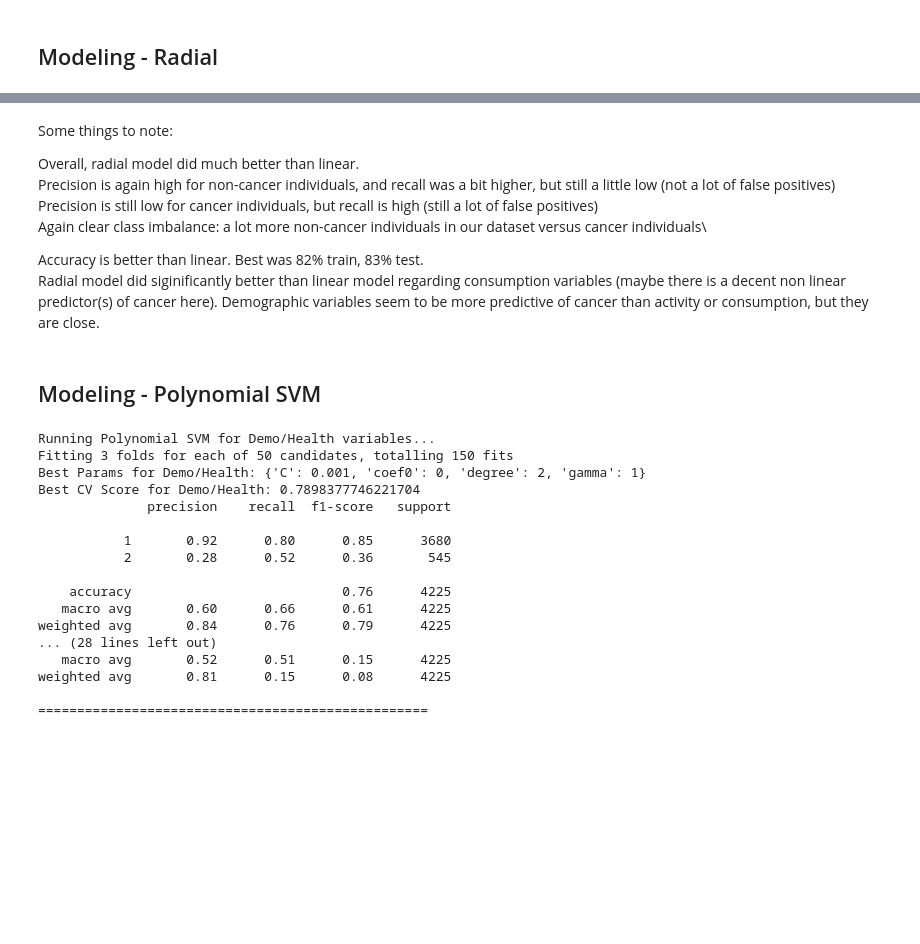
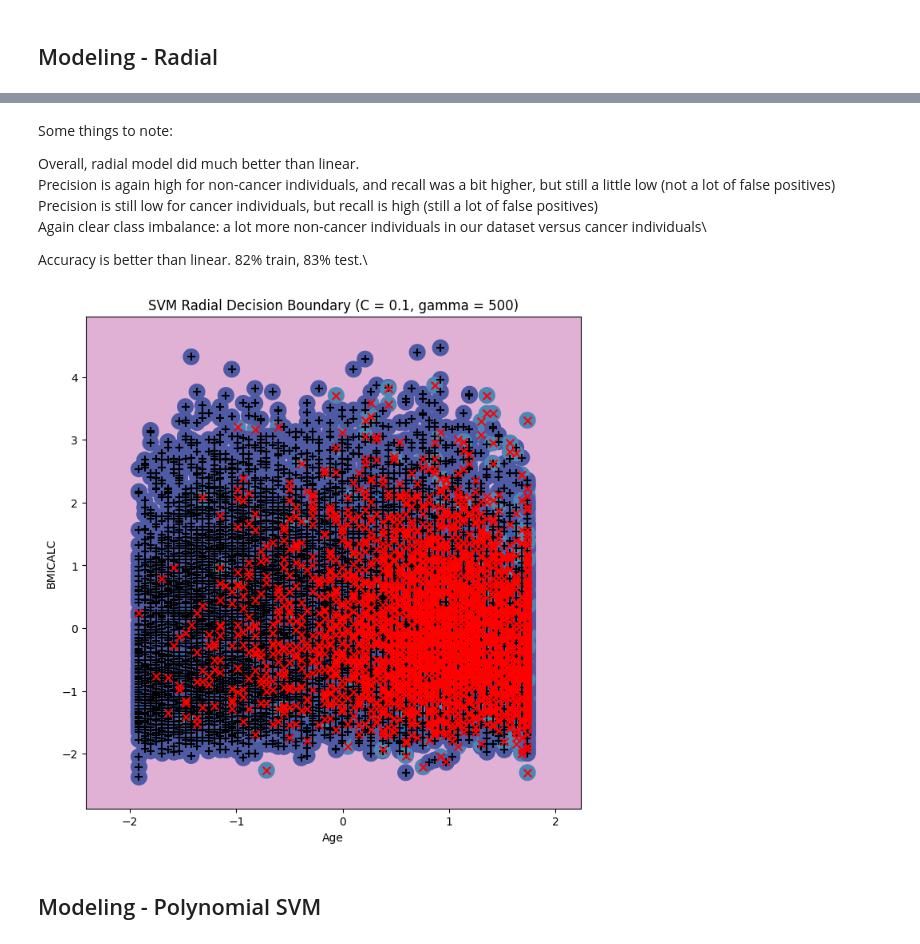
Before and after one commit to ChristufaY/data5322, a Jupyter notebook: hw2/hw2.ipynb, the cells around one changed output, grey strips where cells are left out. Cells and saved outputs as stored; diff of their text form; code cells hidden in the pictures; blank space fills up the shorter version.

```diff
--- a/hw2/hw2.ipynb
+++ b/hw2/hw2.ipynb
@@ -258,6 +332,4 @@ Precision is again high for non-cancer individuals, and recall was a bit higher,
 Precision is still low for cancer individuals, but recall is high (still a lot of false positives)\
 Again clear class imbalance: a lot more non-cancer individuals in our dataset versus cancer individuals\
 
-Accuracy is better than linear. Best was 82% train, 83% test.\
-Radial model did siginificantly better than linear model regarding consumption variables (maybe there is a decent non linear predictor(s) of cancer here).
-Demographic variables seem to be more predictive of cancer than activity or consumption, but they are close.
+Accuracy is better than linear. 82% train, 83% test.\
@@ -266,55 +336,20 @@ Demographic variables seem to be more predictive of cancer than activity or cons
+# %%
+X_plot = data[['AGE', 'BMICALC']].values
+y_plot = data[target].values
+
+scaler = StandardScaler()
+X_plot = scaler.fit_transform(X_plot)
+
+svm_plot = SVC(C = grid_radial.best_params_['C'], gamma = grid_radial.best_params_['gamma'], kernel = 'rbf', random_state = 5322)
+svm_plot.fit(X_plot, y_plot)
+
+fig, ax = subplots(figsize = (8, 8))
+plot_svm(X_plot, y_plot, svm_plot, ax = ax)
+ax.set_xlabel('Age')
+ax.set_ylabel('BMICALC')
+ax.set_title(f'SVM Radial Decision Boundary (C = {grid_radial.best_params_["C"]}, gamma = {grid_radial.best_params_["gamma"]})')
+plt.show()
+# %% [output]
+[figure, added]
 # %% [markdown]
 ## Modeling - Polynomial SVM
-# %%
-param_poly = {
-    'C': [0.0001, 0.001, 0.01, 0.1, 1],
-    'gamma': [0.0001, 0.001, 0.01, 0.1, 1],
-    'coef0': [0, 1],
-    'degree': [2]
-}
-
-poly = SVC(kernel = 'poly', class_weight = 'balanced', random_state = 5322)
-
-for name, (X, y) in groups.items():
-    print(f'\nRunning Polynomial SVM for {name} variables...')
-
-    scaler = StandardScaler()
-    X_scaled = scaler.fit_transform(X)
-
-    x_train, x_test, y_train, y_test = train_test_split(X_scaled, y, test_size = 0.2, random_state = 5322)
-
-    grid_poly = GridSearchCV(
-        estimator = poly,
-        param_grid = param_poly,
-        scoring = 'f1_weighted',
-        cv = 3,
-        n_jobs = -1,
-        verbose = 1
-        # change verbose to 3 to see [CV 3/3] END ............................C=0.01;, score=0.700 total time=  11.5s
-        # to check whether the grid search params are reasonable and changing the scores
-    )
-
-    grid_poly.fit(x_train, y_train)
-
-    print(f"Best Params for {name}: {grid_poly.best_params_}")
-    print(f"Best CV Score for {name}: {grid_poly.best_score_}")
-    print(classification_report(y_test, grid_poly.predict(x_test), zero_division = 0))
-    print('='*50)
-# %% [output]
-Running Polynomial SVM for Demo/Health variables...
-Fitting 3 folds for each of 50 candidates, totalling 150 fits
-Best Params for Demo/Health: {'C': 0.001, 'coef0': 0, 'degree': 2, 'gamma': 1}
-Best CV Score for Demo/Health: 0.7898377746221704
-              precision    recall  f1-score   support
-
-           1       0.92      0.80      0.85      3680
-           2       0.28      0.52      0.36       545
-
-    accuracy                           0.76      4225
-   macro avg       0.60      0.66      0.61      4225
-weighted avg       0.84      0.76      0.79      4225
-... (28 lines left out)
-   macro avg       0.52      0.51      0.15      4225
-weighted avg       0.81      0.15      0.08      4225
-
-==================================================
```
Also changed, not shown: parts of 21 cells of this notebook, 13 other files.
